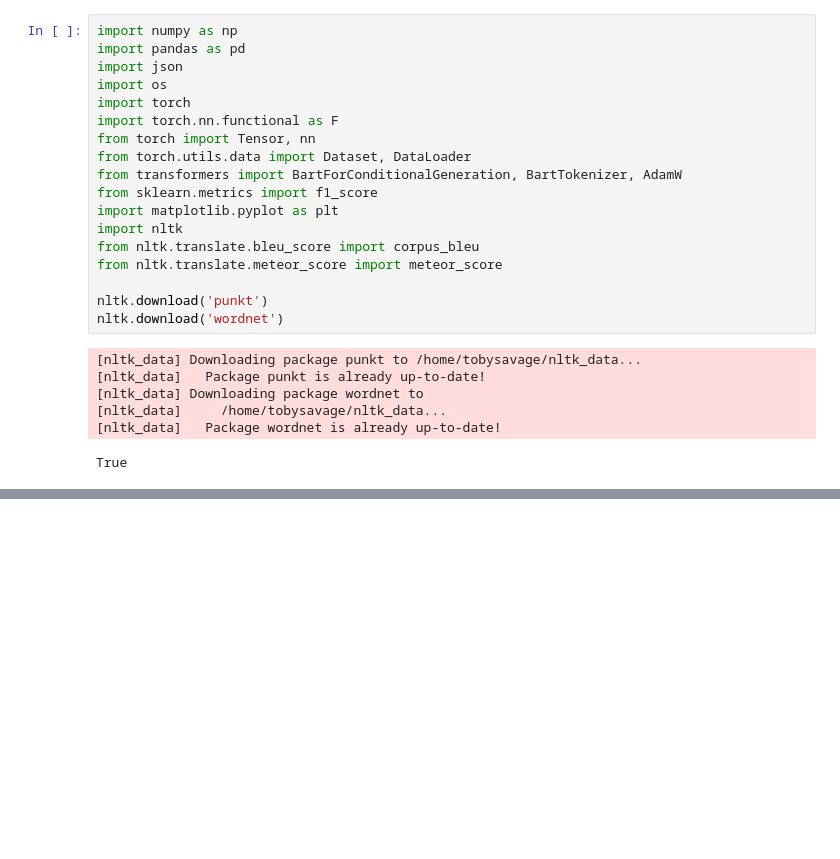
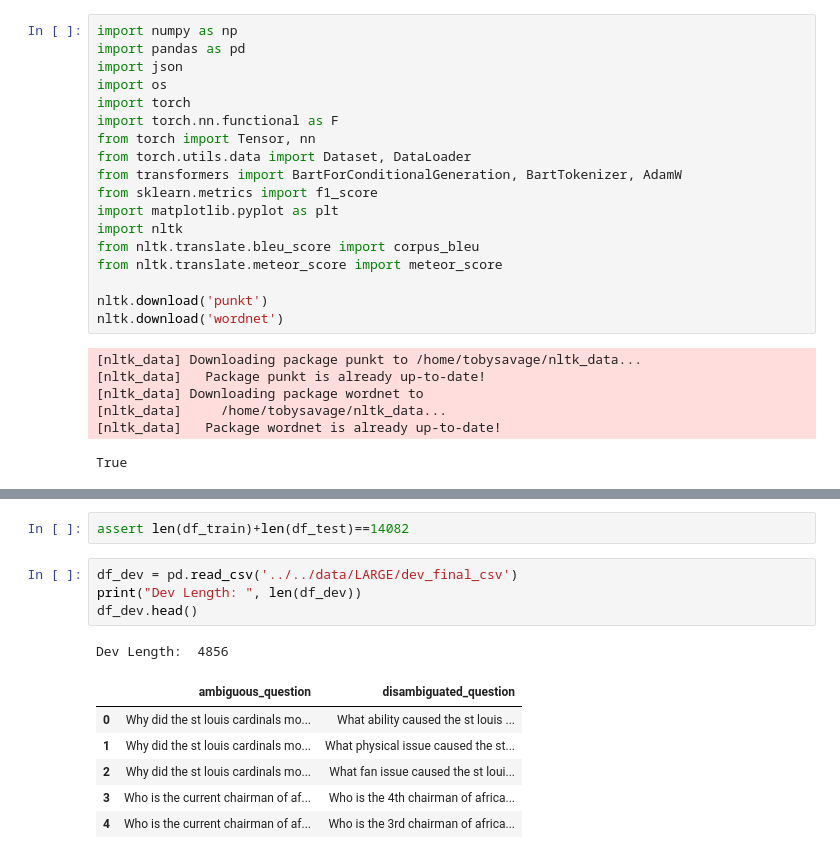
Before and after one commit to tmsavage/LGEN_Ambiguous_Queries, a Jupyter notebook: models/BART_LARGE_FineTune.ipynb, the cells around one changed output, grey strips where cells are left out. Saved outputs shown, nothing was run; the diff lists cells and outputs as text; blank space fills up the shorter version.

```diff
--- a/models/BART_LARGE_FineTune.ipynb
+++ b/models/BART_LARGE_FineTune.ipynb
@@ -35,0 +72,14 @@ for filename in os.listdir(directory):
+# %%
+assert len(df_train)+len(df_test)==14082
+# %%
+df_dev = pd.read_csv('../../data/LARGE/dev_final_csv')
+print("Dev Length: ", len(df_dev))
+df_dev.head()
+# %% [output]
+Dev Length:  4856
+|  | ambiguous_question | disambiguated_question |
+| 0 | Why did the st louis cardinals mo... | What ability caused the st louis ... |
+| 1 | Why did the st louis cardinals mo... | What physical issue caused the st... |
+| 2 | Why did the st louis cardinals mo... | What fan issue caused the st loui... |
+| 3 | Who is the current chairman of af... | Who is the 4th chairman of africa... |
+| 4 | Who is the current chairman of af... | Who is the 3rd chairman of africa... |
```
Also changed, not shown: parts of 19 cells of this notebook, 2 other files.
